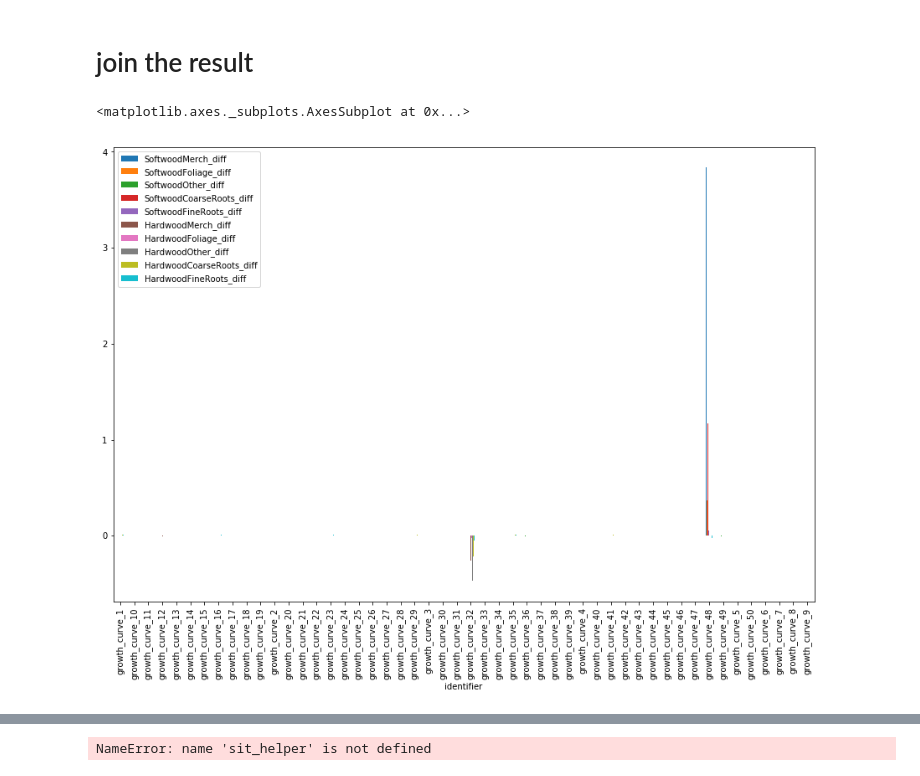
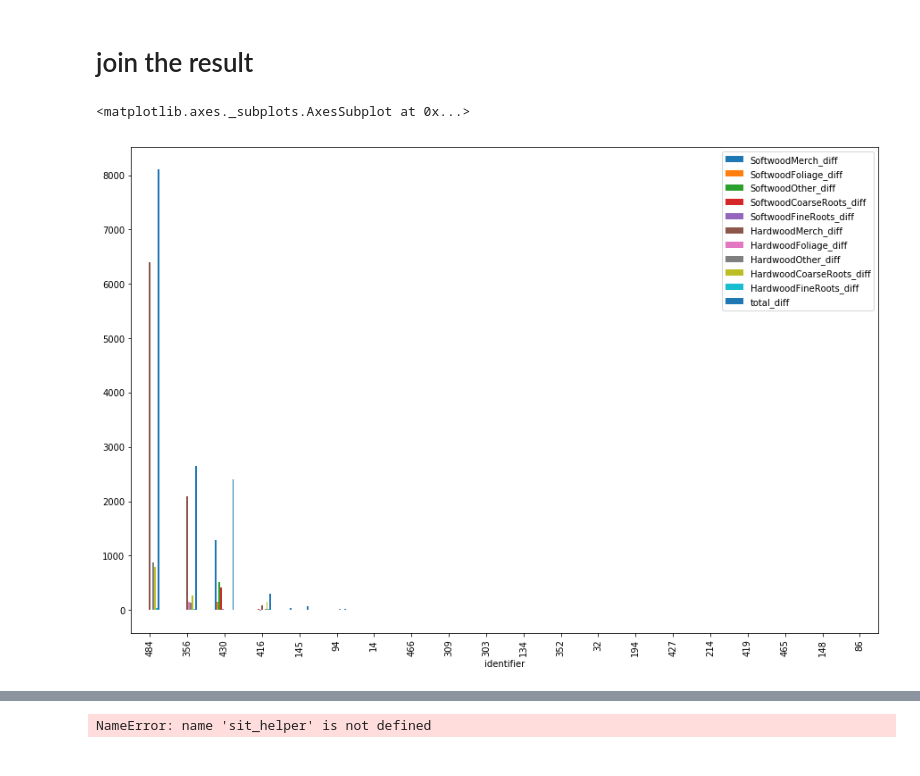
Before and after one commit to cat-cfs/libcbm_py, a Jupyter notebook: growth_curve_testing.ipynb, the cells around one changed output, grey strips where cells are left out. Cells and saved outputs as stored; diff of their text form; code cells hidden in the pictures.

Commit message:
ran 500 growth curve test, found issue with smoother to solve

```diff
--- a/growth_curve_testing.ipynb
+++ b/growth_curve_testing.ipynb
@@ -19,13 +19,13 @@ from cbm3_python.cbm3data import sit_helper
 from cbm3_python.cbm3data import cbm3_results
 # %%
 db_path = 'C:\dev\cbm_defaults\cbm_defaults.db'
-n_steps = 300
+n_steps = 225
 
 age_interval = 10 #required by cbm3
 num_age_classes = 20 #required by cbm3
 
 def get_classifier_name(id):
-    return "growth_curve_{0}".format(id)
+    return str(id)
 
 def create_growth_curve(id, admin_boundary, eco_boundary, softwood_species=None,
                         softwood_age_volume_pairs=None, hardwood_species=None,
@@ -59,6 +59,8 @@ def generate_random_yield(size, age_step, ndigits ):
         minX = round(np.random.rand(1)[0] * size)
         maxX = round(np.random.rand(1)[0] * (size-minX)) + minX
         def step(x):
+            if x == 0:
+                return 0
             if x>=minX and x<=maxX:
                 return y
             else:
@@ -258,7 +260,7 @@ def run_CBM3(cases, age_interval, num_age_classes, nsteps):
         results_database_path = cbm3_results_db_path)
     return cbm3_results_db_path
 # %%
-cases = generate_cases(random_seed=1, num_curves=100, dbpath=db_path, ndigits=2)
+cases = generate_cases(random_seed=1, num_curves=500, dbpath=db_path, ndigits=2)
 # %%
 libCBM_result = run_libCBM(db_path, cases, n_steps)
 # %%
@@ -303,6 +305,7 @@ merged = libCBM_biomass.merge(cbm3_biomass,
 diff_colnames = []
 cbm3_colnames = []
 libCBM_colnames = []
+merged["total_diff"]=0
 #compute diffs row-by-row
 for pool in ['SoftwoodMerch', 'SoftwoodFoliage', 'SoftwoodOther', 'SoftwoodCoarseRoots',
              'SoftwoodFineRoots','HardwoodMerch', 'HardwoodFoliage', 'HardwoodOther',
@@ -315,11 +318,17 @@ for pool in ['SoftwoodMerch', 'SoftwoodFoliage', 'SoftwoodOther', 'SoftwoodCoars
     cbm3_colnames.append(r)
     libCBM_colnames.append(l)
     merged[d] = (merged[l] - merged[r])
+    merged["total_diff"]+=merged[d]
+merged["total_diff"] = merged["total_diff"].abs()
 # %%
-merged[["identifier"]+diff_colnames].groupby("identifier").sum().plot(figsize=(15,10), kind="bar")
+merged[["identifier"]+diff_colnames+["total_diff"]] \
+    .groupby("identifier").sum() \
+    .sort_values("total_diff", ascending=False) \
+    .head(20) \
+    .plot(figsize=(15,10), kind="bar")
 # %% [output]
 <matplotlib.axes._subplots.AxesSubplot at 0x...>
-[figure, old version]
+[figure, new version]
 # %%
 def plot_diff(id):
     markers = ["o","v","^","<",">","1","2","3","4","8","s","p","P","*","h","H","+","x","X","D","d"]
```
Also changed, not shown: parts of 6 cells of this notebook.
